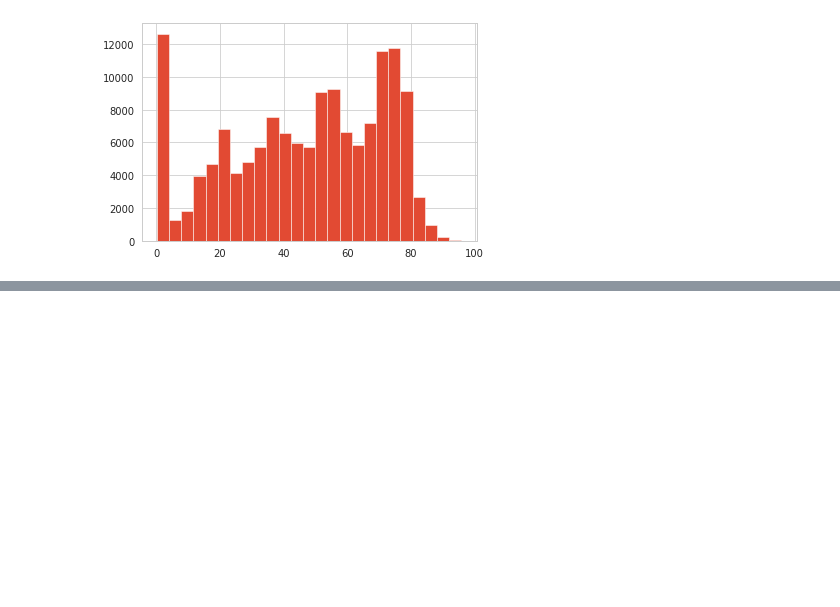
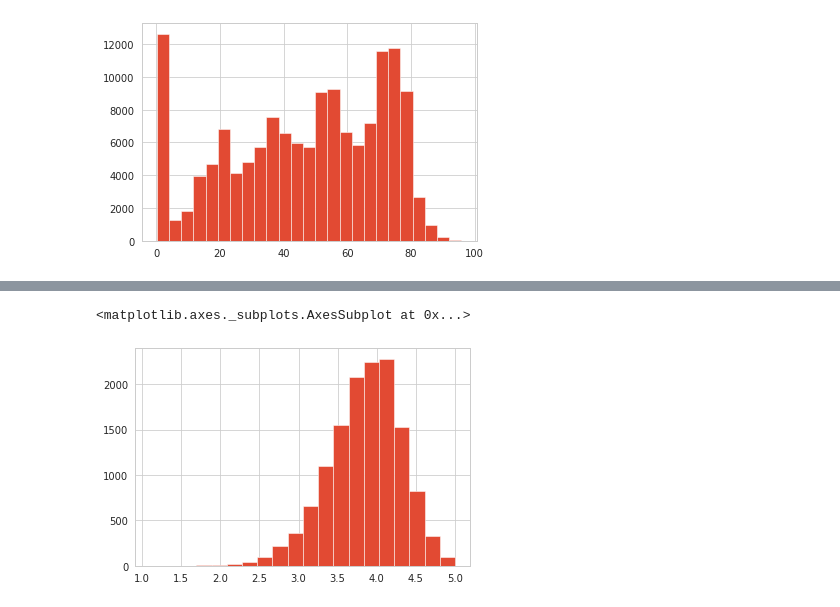
Before and after one commit to unclebrod/YelpRecommender, a Jupyter notebook: workbook.ipynb, the cells around one changed output, grey strips where cells are left out. Saved outputs shown, nothing was run; the diff lists cells and outputs as text; code cells hidden in the pictures; blank space fills up the shorter version.

```diff
--- a/workbook.ipynb
+++ b/workbook.ipynb
@@ -1390,0 +1491,5 @@ percentile_df['review_stars'].hist(bins=25)
+# %%
+predictions_df_4['predicted'].hist(bins=20)
+# %% [output]
+<matplotlib.axes._subplots.AxesSubplot at 0x...>
+[figure, added]
```
Also changed, not shown: parts of 25 cells of this notebook.
